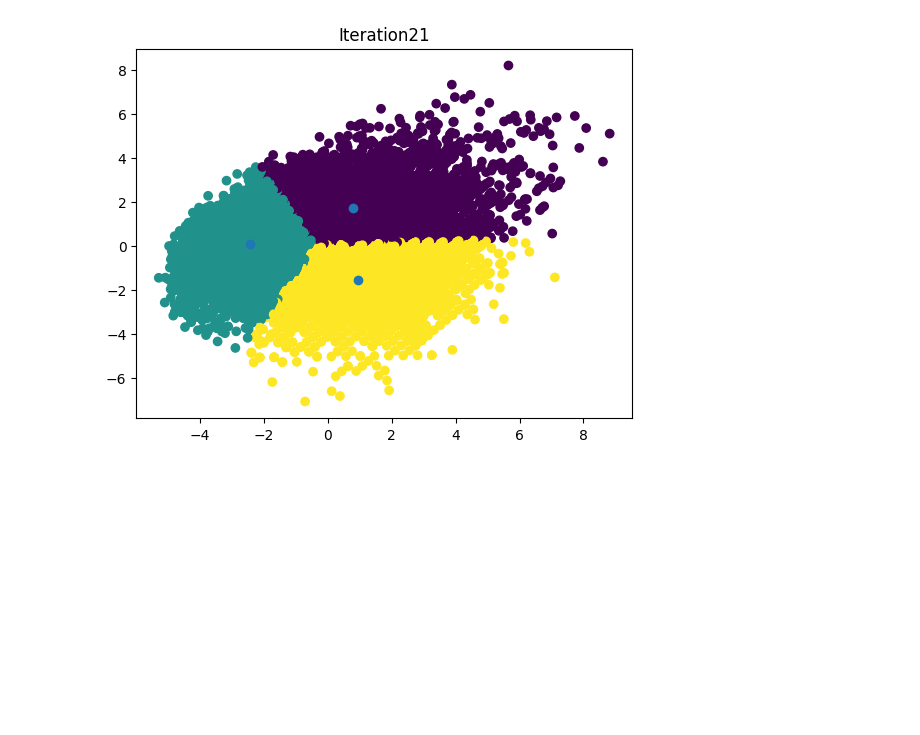
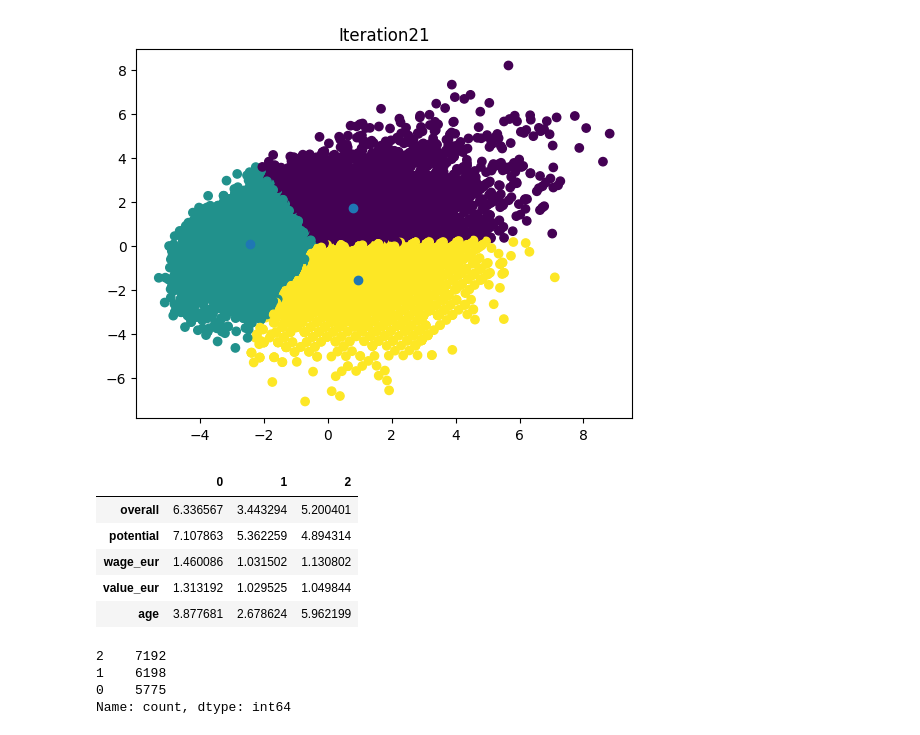
Before and after one commit to MehulPardeshi/ML-Projects, a Jupyter notebook: K_means_Clustering/K_means.ipynb, the cells around one changed output. Cells and saved outputs as stored; diff of their text form; code cells hidden in the pictures; blank space fills up the shorter version.

```diff
--- a/K_means_Clustering/K_means.ipynb
+++ b/K_means_Clustering/K_means.ipynb
@@ -127,3 +127,19 @@ while iteration < max_iterations and not centroids.equals(old_centroids):
     iteration += 1
 # %% [output]
 [figure]
+# %%
+centroids
+# %% [output]
+|  | 0 | 1 | 2 |
+| overall | 6.336567 | 3.443294 | 5.200401 |
+| potential | 7.107863 | 5.362259 | 4.894314 |
+| wage_eur | 1.460086 | 1.031502 | 1.130802 |
+| value_eur | 1.313192 | 1.029525 | 1.049844 |
+| age | 3.877681 | 2.678624 | 5.962199 |
+# %%
+labels.value_counts()
+# %% [output]
+2    7192
+1    6198
+0    5775
+Name: count, dtype: int64
```
Also changed, not shown: parts of 3 cells of this notebook.
